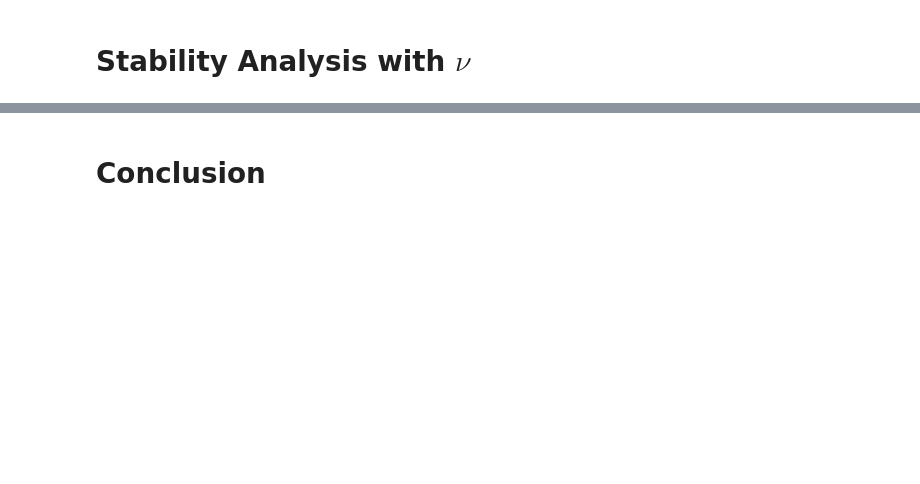
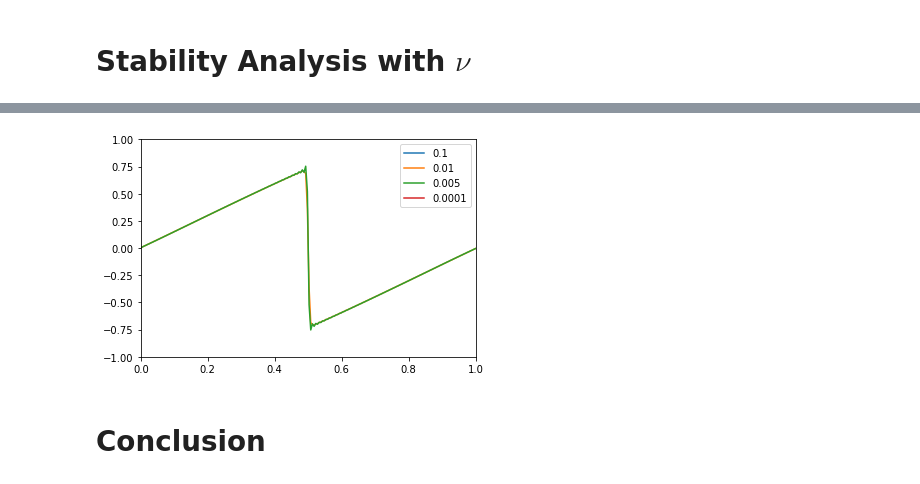
Before and after one commit to sq2157/APMA-4301-Numerical-Method, a Jupyter notebook: project.ipynb, the cells around one changed output, grey strips where cells are left out. Cells and saved outputs as stored; diff of their text form; code cells hidden in the pictures; blank space fills up the shorter version.

```diff
--- a/project.ipynb
+++ b/project.ipynb
@@ -568,3 +594,20 @@ axes.plot(x, spectral(m,0.0001,t_0,1))
+# %%
+nu_range = numpy.array([0.1,0.01,0.005,0.0001])
+m = 200
+x = numpy.linspace(0, 1, m)
+U_0 = numpy.sin(2*numpy.pi*x)
+t=0.5
+fig = plt.figure()
+axes = fig.add_subplot(1, 1, 1)
+for nu in nu_range:
+    U=spectral(m,nu,0.0,t)
+
+    axes.plot(x, U, label = nu)
+    axes.set_xlim(0.0,1.0)
+    axes.set_ylim(-1.0,1.0)
+    axes.legend()
+# %% [output]
+[figure, added]
 # %% [markdown]
 # Conclusion
 # %% [markdown]
```
Also changed, not shown: parts of 7 cells of this notebook.
